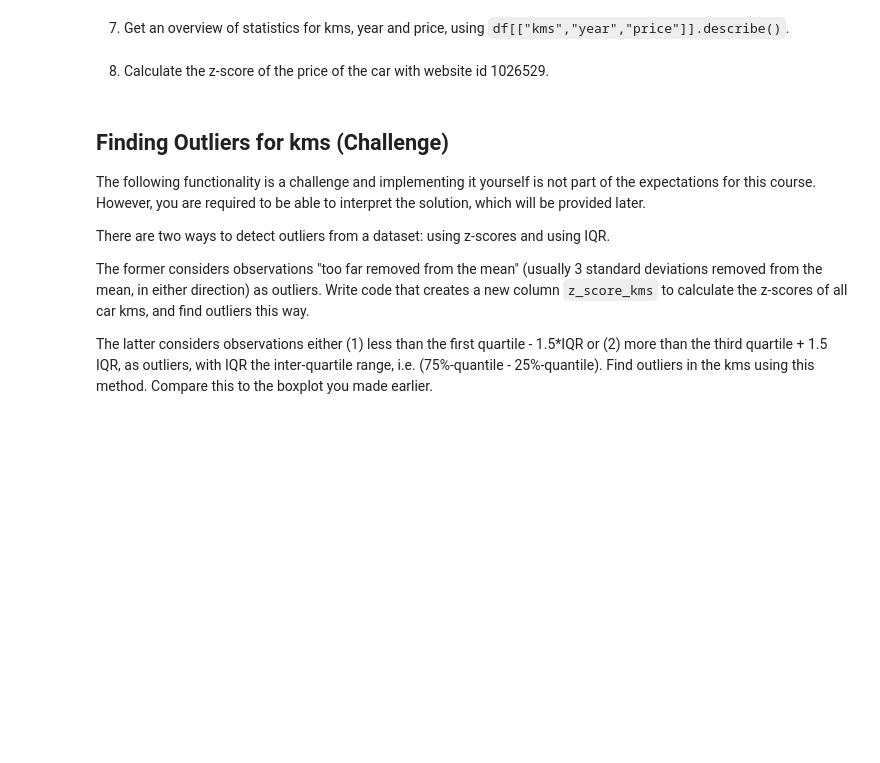
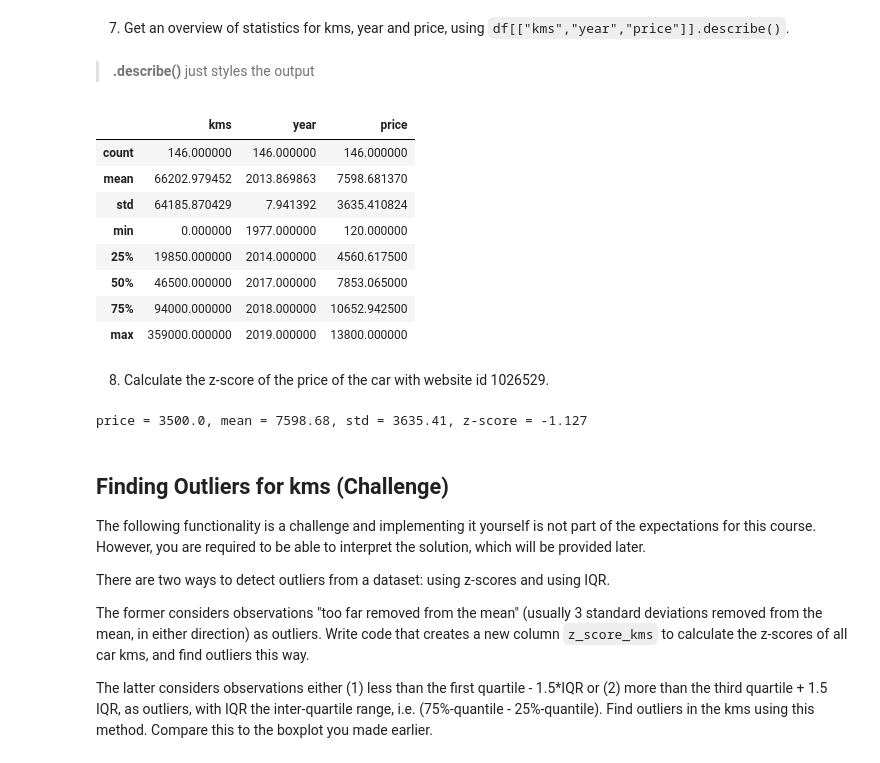
Before and after one commit to KUL-Industriele-ingenieurs/statistical-data-management, a Jupyter notebook: statistical-data-management/Session02.ipynb, the cells around one changed output. Drawn from its saved outputs; the diff is of its cells as text; code cells hidden in the pictures; blank space fills up the shorter version.

```diff
--- a/statistical-data-management/Session02.ipynb
+++ b/statistical-data-management/Session02.ipynb
@@ -164,7 +212,36 @@ We now calculate some numerical values. Look at the documentation of a *pandas d
 # %% [markdown]
 7. Get an overview of statistics for kms, year and price, using `df[["kms","year","price"]].describe()`.
+# %% [markdown]
+> **.describe()** just styles the output
+# %%
+# overview statistics for kms, year and price
+
+df[["kms","year","price"]].describe()
+# %% [output]
+|  | kms | year | price |
+| count | 146.000000 | 146.000000 | 146.000000 |
+| mean | 66202.979452 | 2013.869863 | 7598.681370 |
+| std | 64185.870429 | 7.941392 | 3635.410824 |
+| min | 0.000000 | 1977.000000 | 120.000000 |
+| 25% | 19850.000000 | 2014.000000 | 4560.617500 |
+| 50% | 46500.000000 | 2017.000000 | 7853.065000 |
+| 75% | 94000.000000 | 2018.000000 | 10652.942500 |
+| max | 359000.000000 | 2019.000000 | 13800.000000 |
 # %% [markdown]
 8. Calculate the z-score of the price of the car with website id 1026529.
+# %%
+# z-score of the price for website_id 1026529
+sel = df.loc[df["website_id"] == 1026529, "price"]
+if sel.empty:
+    print("No car with website_id 1026529 found.")
+else:
+    price = sel.iloc[0]
+    mean_price = df["price"].mean()
+    std_price = df["price"].std()
+    zscore = (price - mean_price) / std_price
+    print(f"price = {price}, mean = {mean_price:.2f}, std = {std_price:.2f}, z-score = {zscore:.3f}")
+# %% [output]
+price = 3500.0, mean = 7598.68, std = 3635.41, z-score = -1.127
 # %% [markdown]
 ## Finding Outliers for kms (Challenge)
 
```
Also changed, not shown: parts of 1 cell of this notebook.
